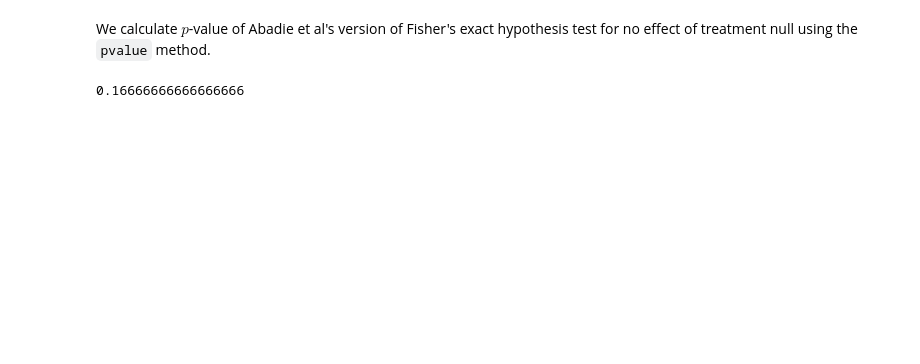
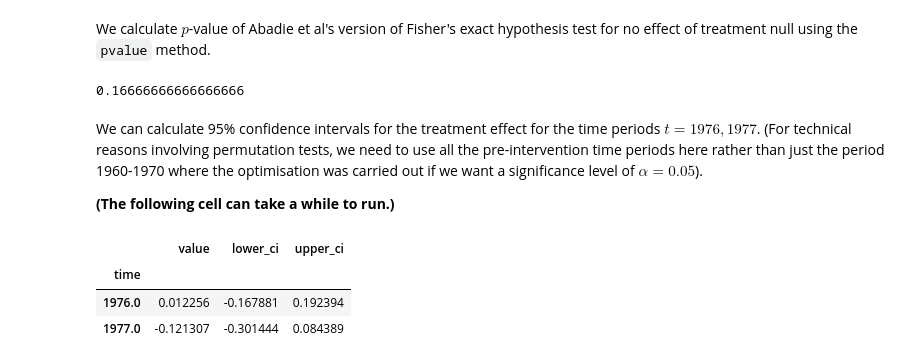
Before and after one commit to sdfordham/pysyncon, a Jupyter notebook: examples/basque.ipynb, the cells around one changed output. Saved outputs shown, nothing was run; the diff lists cells and outputs as text; code cells hidden in the pictures; blank space fills up the shorter version.

```diff
--- a/examples/basque.ipynb
+++ b/examples/basque.ipynb
@@ -203,3 +203,20 @@ We calculate $p$-value of Abadie et al's version of Fisher's exact hypothesis te
 placebo_test.pvalue(treatment_time=1975)
 # %% [output]
 0.16666666666666666
+# %% [markdown]
+We can calculate 95% confidence intervals for the treatment effect for the time periods $t=1976, 1977$. (For technical reasons involving permutation tests, we need to use all the pre-intervention time periods here rather than just the period 1960-1970 where the optimisation was carried out if we want a significance level of $\alpha=0.05$).
+
+**(The following cell can take a while to run.)**
+# %%
+synth.confidence_interval(
+    alpha=0.05,
+    time_periods=[1976, 1977],
+    pre_periods=list(range(1955, 1975)),
+    tol=0.01,
+    verbose=False,
+)
+# %% [output]
+|  | value | lower_ci | upper_ci |
+| time |  |  |  |
+| 1976.0 | 0.012256 | -0.167881 | 0.192394 |
+| 1977.0 | -0.121307 | -0.301444 | 0.084389 |
```
Also changed, not shown: parts of 4 cells of this notebook, 11 other files.
